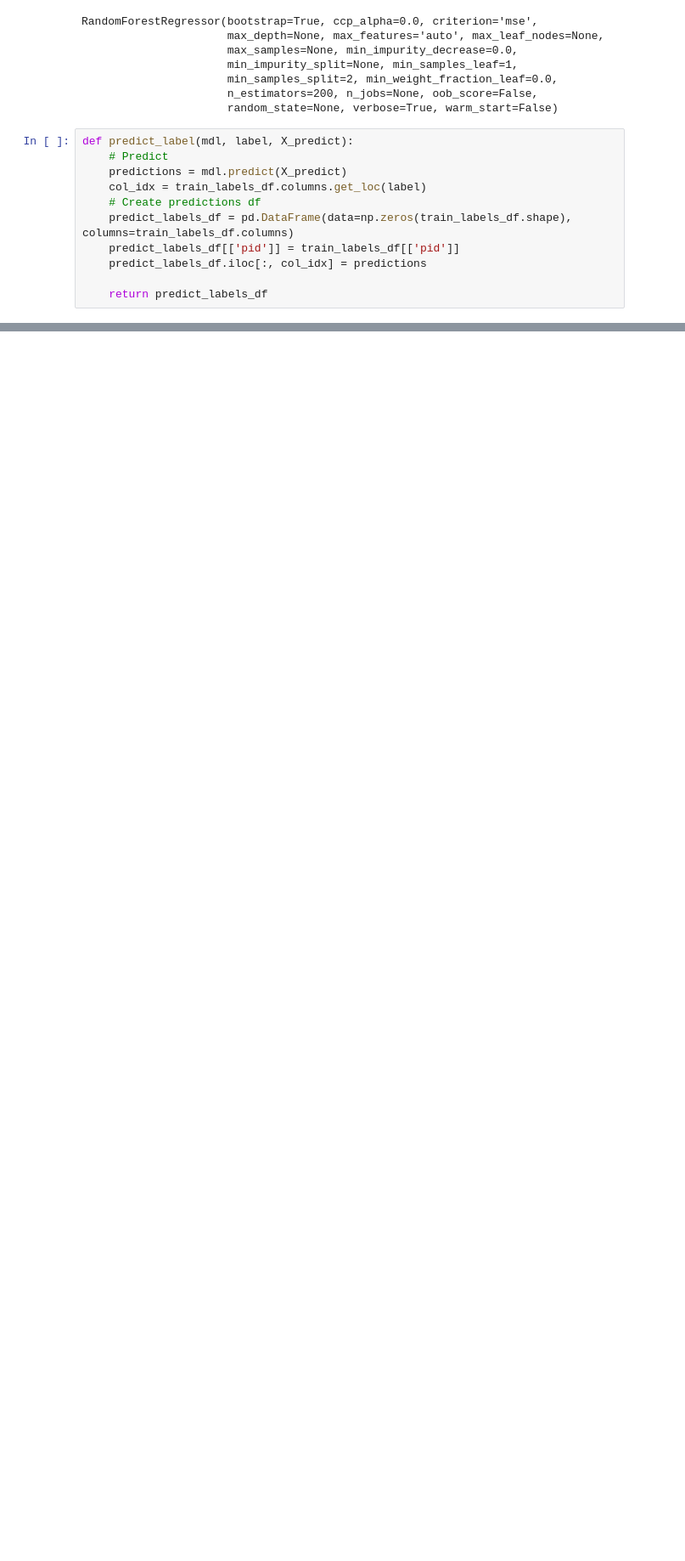
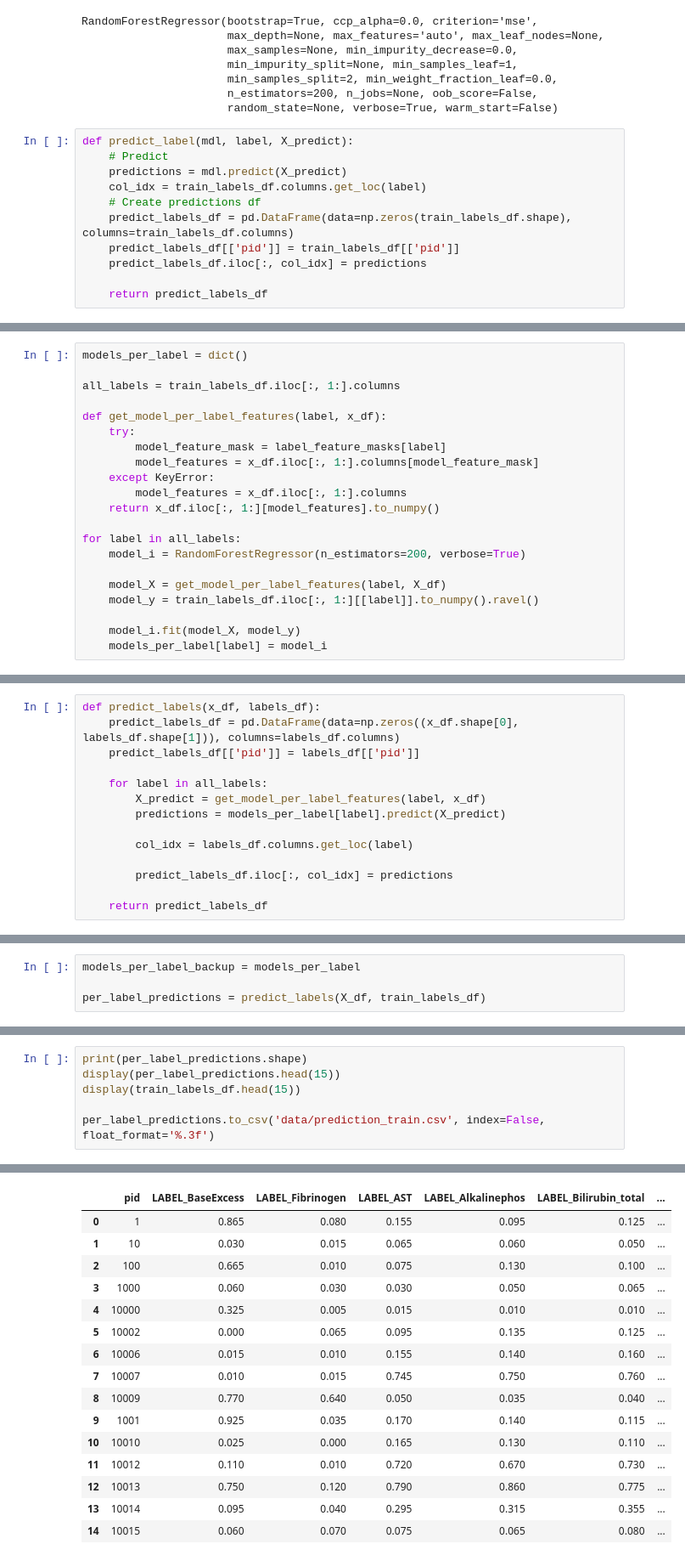
Before and after one commit to dvdblk/iml20, a Jupyter notebook: task_2/task_2.ipynb, the cells around one changed output, grey strips where cells are left out. Shown at 85% size. Drawn from its saved outputs; the diff is of its cells as text; blank space fills up the shorter version.

```diff
--- a/task_2/task_2.ipynb
+++ b/task_2/task_2.ipynb
@@ -771,0 +787,21 @@ label_predictions_df.to_csv('data/prediction_{}.csv'.format(label), index=False,
+# %%
+models_per_label = dict()
+
+all_labels = train_labels_df.iloc[:, 1:].columns
+
+def get_model_per_label_features(label, x_df):
+    try:
+        model_feature_mask = label_feature_masks[label]
+        model_features = x_df.iloc[:, 1:].columns[model_feature_mask]
+    except KeyError:
+        model_features = x_df.iloc[:, 1:].columns
+    return x_df.iloc[:, 1:][model_features].to_numpy()
+
+for label in all_labels:
+    model_i = RandomForestRegressor(n_estimators=200, verbose=True)
+
+    model_X = get_model_per_label_features(label, X_df)
+    model_y = train_labels_df.iloc[:, 1:][[label]].to_numpy().ravel()
+
+    model_i.fit(model_X, model_y)
+    models_per_label[label] = model_i
@@ -771,0 +826,14 @@ label_predictions_df.to_csv('data/prediction_{}.csv'.format(label), index=False,
+# %%
+def predict_labels(x_df, labels_df):
+    predict_labels_df = pd.DataFrame(data=np.zeros((x_df.shape[0], labels_df.shape[1])), columns=labels_df.columns)
+    predict_labels_df[['pid']] = labels_df[['pid']]
+
+    for label in all_labels:
+        X_predict = get_model_per_label_features(label, x_df)
+        predictions = models_per_label[label].predict(X_predict)
+
+        col_idx = labels_df.columns.get_loc(label)
+
+        predict_labels_df.iloc[:, col_idx] = predictions
+
+    return predict_labels_df
@@ -771,0 +842,4 @@ label_predictions_df.to_csv('data/prediction_{}.csv'.format(label), index=False,
+# %%
+models_per_label_backup = models_per_label
+
+per_label_predictions = predict_labels(X_df, train_labels_df)
@@ -771,0 +864,7 @@ label_predictions_df.to_csv('data/prediction_{}.csv'.format(label), index=False,
+# %%
+print(per_label_predictions.shape)
+display(per_label_predictions.head(15))
+display(train_labels_df.head(15))
+
+per_label_predictions.to_csv('data/prediction_train.csv', index=False, float_format='%.3f')
+# %% [output]
@@ -771,0 +872,16 @@ label_predictions_df.to_csv('data/prediction_{}.csv'.format(label), index=False,
+|  | pid | LABEL_BaseExcess | LABEL_Fibrinogen | LABEL_AST | LABEL_Alkalinephos | LABEL_Bilirubin_total | ... |
+| 0 | 1 | 0.865 | 0.080 | 0.155 | 0.095 | 0.125 | ... |
+| 1 | 10 | 0.030 | 0.015 | 0.065 | 0.060 | 0.050 | ... |
+| 2 | 100 | 0.665 | 0.010 | 0.075 | 0.130 | 0.100 | ... |
+| 3 | 1000 | 0.060 | 0.030 | 0.030 | 0.050 | 0.065 | ... |
+| 4 | 10000 | 0.325 | 0.005 | 0.015 | 0.010 | 0.010 | ... |
+| 5 | 10002 | 0.000 | 0.065 | 0.095 | 0.135 | 0.125 | ... |
+| 6 | 10006 | 0.015 | 0.010 | 0.155 | 0.140 | 0.160 | ... |
+| 7 | 10007 | 0.010 | 0.015 | 0.745 | 0.750 | 0.760 | ... |
+| 8 | 10009 | 0.770 | 0.640 | 0.050 | 0.035 | 0.040 | ... |
+| 9 | 1001 | 0.925 | 0.035 | 0.170 | 0.140 | 0.115 | ... |
+| 10 | 10010 | 0.025 | 0.000 | 0.165 | 0.130 | 0.110 | ... |
+| 11 | 10012 | 0.110 | 0.010 | 0.720 | 0.670 | 0.730 | ... |
+| 12 | 10013 | 0.750 | 0.120 | 0.790 | 0.860 | 0.775 | ... |
+| 13 | 10014 | 0.095 | 0.040 | 0.295 | 0.315 | 0.355 | ... |
+| 14 | 10015 | 0.060 | 0.070 | 0.075 | 0.065 | 0.080 | ... |
```
Also changed, not shown: parts of 16 cells of this notebook, 3 other files.
